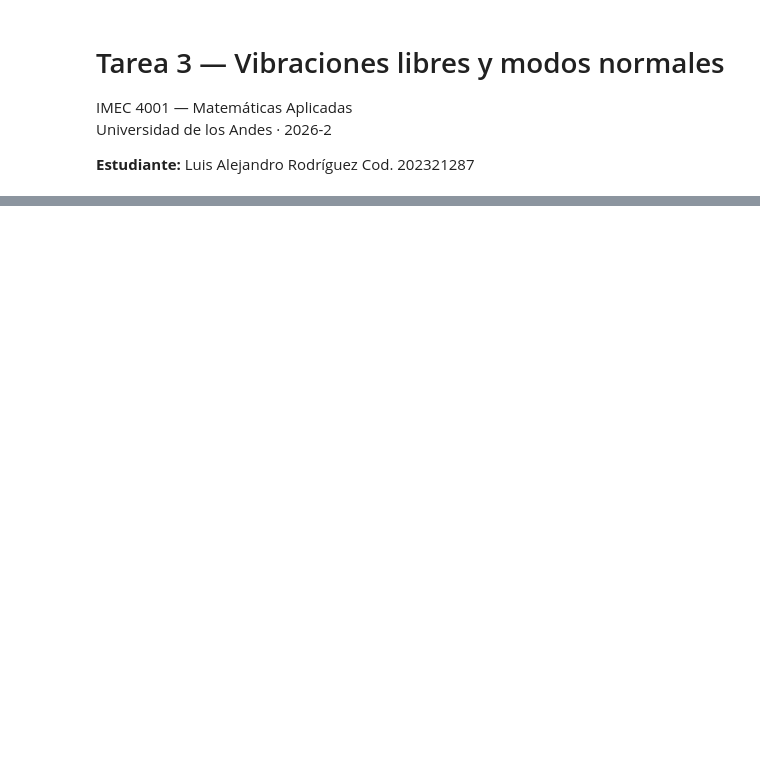
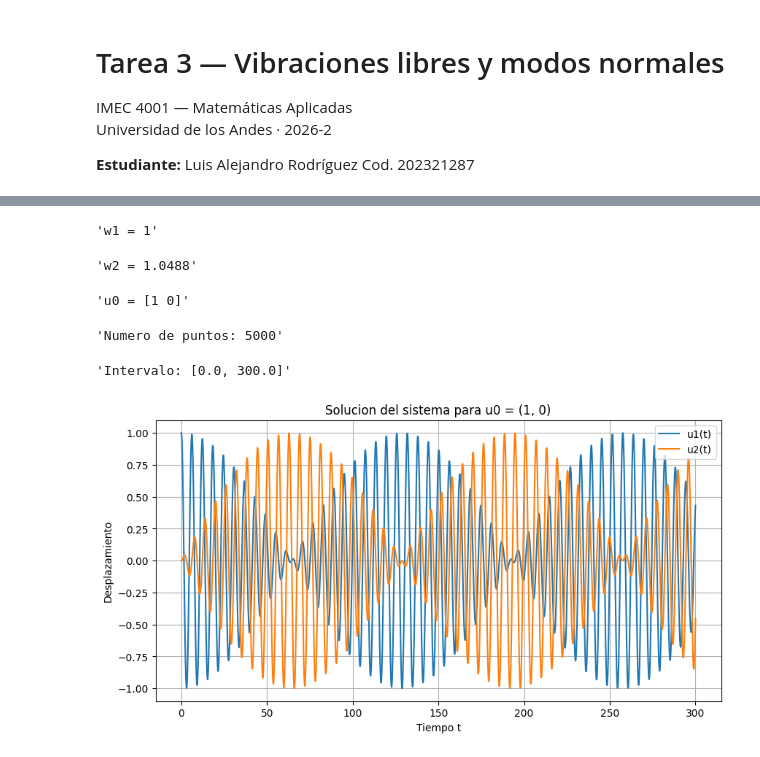
Before and after one commit to LuigiToby/IMEC4001, a Jupyter notebook: soluciones/LuisARodriguezA_tarea3.ipynb, the cells around one changed output, grey strips where cells are left out. Cells and saved outputs as stored; diff of their text form; code cells hidden in the pictures; blank space fills up the shorter version.

Commit message:
imagen 1c

```diff
--- a/soluciones/LuisARodriguezA_tarea3.ipynb
+++ b/soluciones/LuisARodriguezA_tarea3.ipynb
@@ -57,0 +136,47 @@ sp.pprint(Q.T * Q)
+# %%
+w1 = 1
+w2 = np.sqrt(11 / 10)
+
+u0 = np.array([1, 0])
+
+display(f"w1 = {w1}")
+display(f"w2 = {w2:.4f}")
+display(f"u0 = {u0}")
+# %% [output]
+'w1 = 1'
+'w2 = 1.0488'
+'u0 = [1 0]'
+# %%
+def u(t):
+    u1 = 0.5 * (np.cos(w1 * t) + np.cos(w2 * t))
+    u2 = 0.5 * (np.cos(w1 * t) - np.cos(w2 * t))
+
+    return np.array([u1, u2])
+# %%
+t = np.linspace(0, 300, 5000)
+
+U = u(t)
+
+u1 = U[0]
+u2 = U[1]
+
+display(f"Numero de puntos: {len(t)}")
+display(f"Intervalo: [{t[0]}, {t[-1]}]")
+# %% [output]
+'Numero de puntos: 5000'
+'Intervalo: [0.0, 300.0]'
+# %%
+plt.figure(figsize=(10, 5))
+
+plt.plot(t, u1, label="u1(t)")
+plt.plot(t, u2, label="u2(t)")
+
+plt.xlabel("Tiempo t")
+plt.ylabel("Desplazamiento")
+plt.title("Solucion del sistema para u0 = (1, 0)")
+plt.grid()
+plt.legend()
+
+plt.show()
+# %% [output]
+[figure, added]
```
Also changed, not shown: parts of 6 cells of this notebook.
